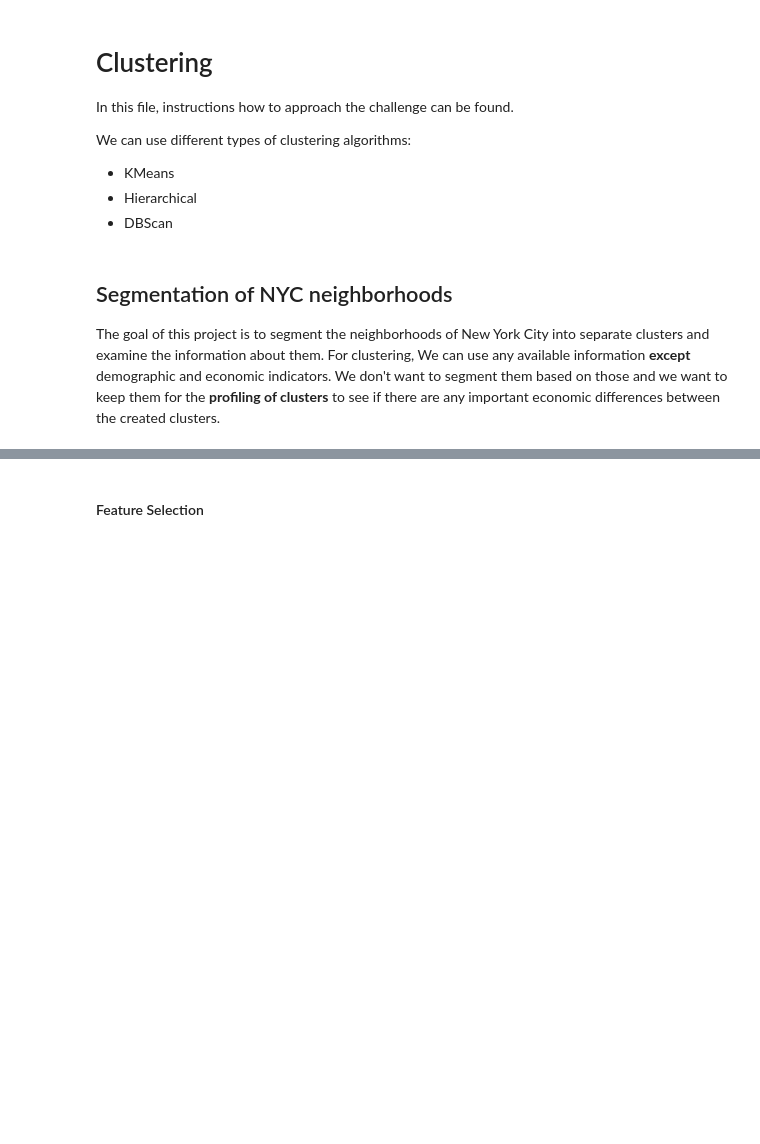
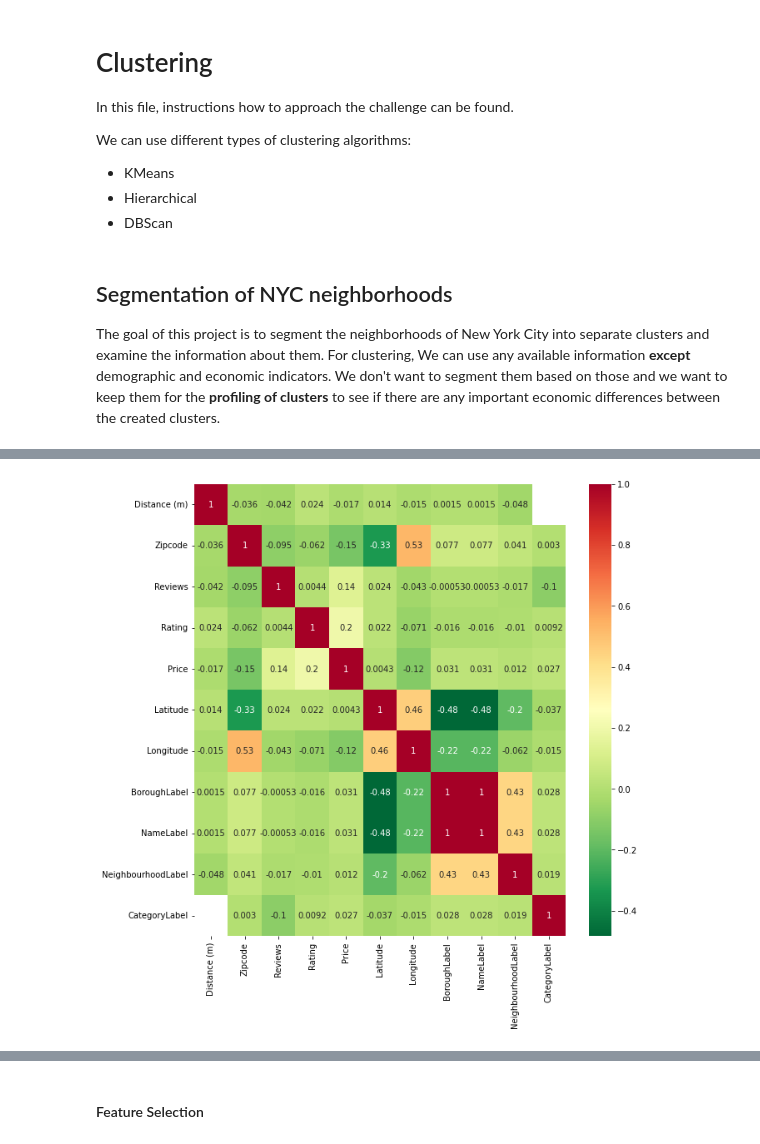
Before and after one commit to annleystanley/Midterm-Project, a Jupyter notebook: modeling.ipynb, the cells around one changed output, grey strips where cells are left out. Drawn from its saved outputs; the diff is of its cells as text; code cells hidden in the pictures; blank space fills up the shorter version.

```diff
--- a/modeling.ipynb
+++ b/modeling.ipynb
@@ -51,3 +83,11 @@ poi
+# %%
+# Most correlated features with Borough
+corrmat = df.corr()
+top_corr_features = corrmat.index[abs(corrmat['BoroughLabel'])>0]
+plt.figure(figsize=(10,10))
+g = sns.heatmap(df[top_corr_features].corr(),annot=True,cmap="RdYlGn_r")
+# %% [output]
+[figure, added]
 # %% [markdown]
 ### Feature Selection / Dimensionality Reduction
 We need to apply different selection techniques to find out which one will be the best for our problems.
```
Also changed, not shown: parts of 18 cells of this notebook, 5 other files.
